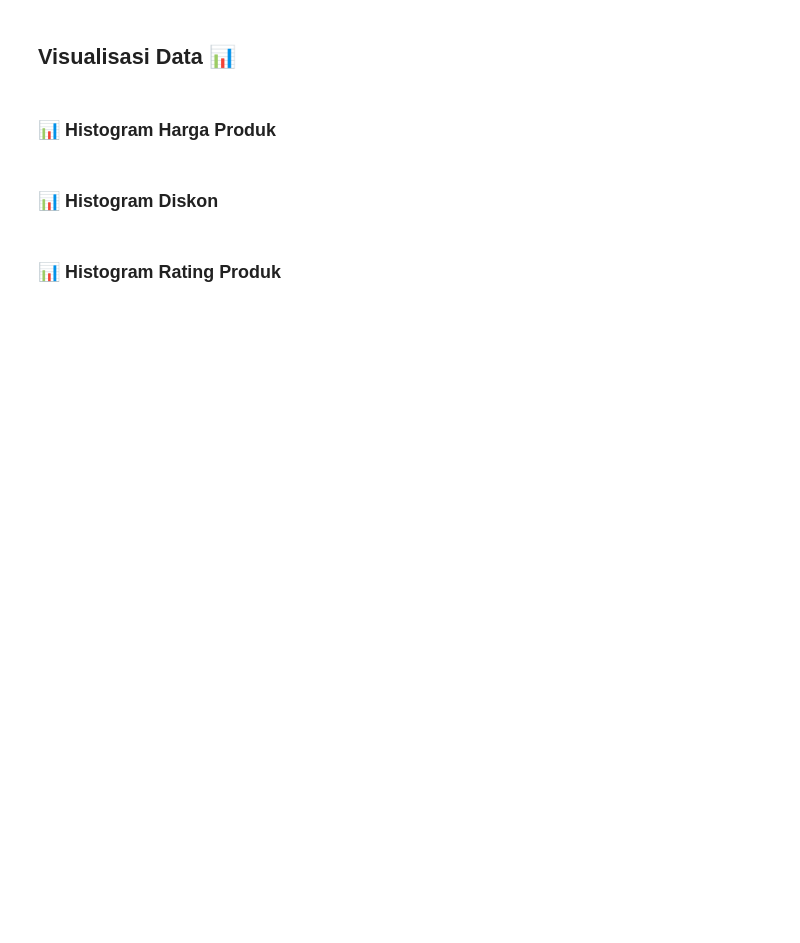
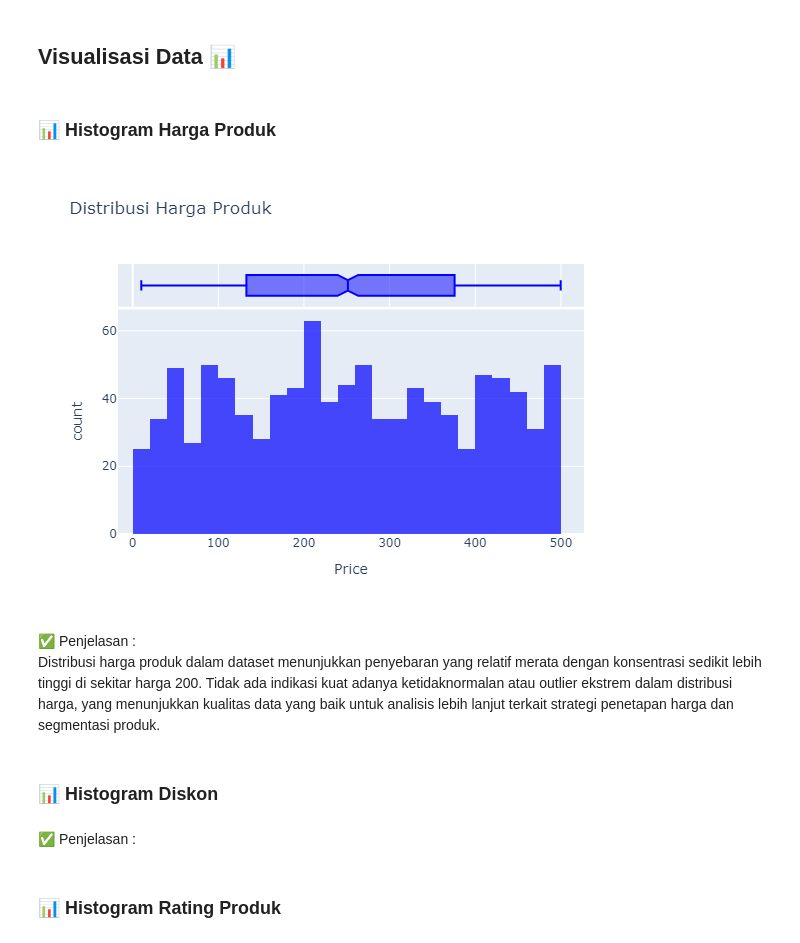
Before and after one commit to Hidayattt24/Kelompok_09_Tugas02_Linear_Regression, a Jupyter notebook: main.ipynb, the cells around one changed output. Drawn from its saved outputs; the diff is of its cells as text; code cells hidden in the pictures; blank space fills up the shorter version.

Commit message:
update: pemahaman dataset

```diff
--- a/main.ipynb
+++ b/main.ipynb
@@ -186,14 +215,30 @@ import plotly.express as px
 ### 📊 Histogram Harga Produk
 # %%
 # Histogram Harga Produk
-fig_price = px.histogram(df, x="Price", nbins=30, title="Distribusi Harga Produk", marginal="box", opacity=0.7, color_discrete_sequence=["blue"])
+fig_price = px.histogram(
+    df, x="Price", nbins=30, title="Distribusi Harga Produk",
+    marginal="box", opacity=0.7, color_discrete_sequence=["blue"]
+)
+
+# Menampilkan histogram di Jupyter Notebook
 fig_price.show()
+
+# Load dan tampilkan gambar di Jupyter Notebook
+img = Image.open("./assets/Distribusi_HargaProduk.png")
+display(img)
+# %% [output]
+[figure, added]
+# %% [markdown]
+✅ Penjelasan :
+<br>Distribusi harga produk dalam dataset menunjukkan penyebaran yang relatif merata dengan konsentrasi sedikit lebih tinggi di sekitar harga 200. Tidak ada indikasi kuat adanya ketidaknormalan atau outlier ekstrem dalam distribusi harga, yang menunjukkan kualitas data yang baik untuk analisis lebih lanjut terkait strategi penetapan harga dan segmentasi produk.
 # %% [markdown]
 ### 📊 Histogram Diskon
 # %%
 # Histogram Diskon
 fig_discount = px.histogram(df, x="Discount", nbins=30, title="Distribusi Diskon", marginal="box", opacity=0.7, color_discrete_sequence=["green"])
 fig_discount.show()
+# %% [markdown]
+✅ Penjelasan :
 # %% [markdown]
 ### 📊 Histogram Rating Produk
 # %%
```
Also changed, not shown: parts of 22 cells of this notebook, 1 other file.
